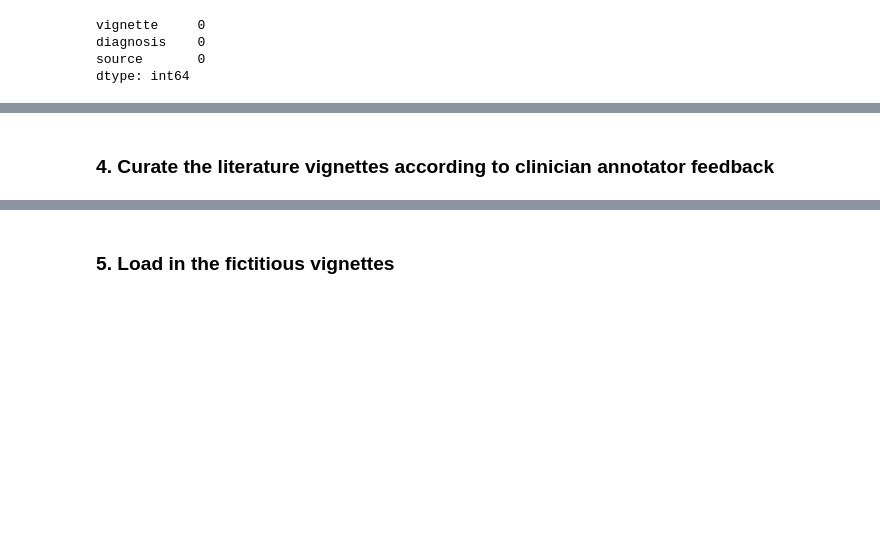
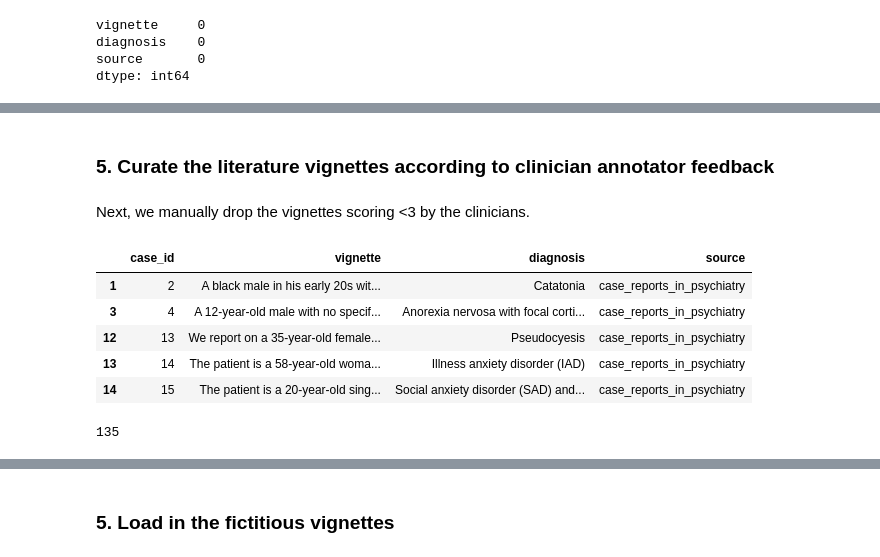
Before and after one commit to BIDS-Xu-Lab/psychiatry-frontier-llm-evaluation, a Jupyter notebook: code/0_build_dataset.ipynb, the cells around one changed output, grey strips where cells are left out. Drawn from its saved outputs; the diff is of its cells as text; code cells hidden in the pictures; blank space fills up the shorter version.

```diff
--- a/code/0_build_dataset.ipynb
+++ b/code/0_build_dataset.ipynb
@@ -107,2 +144,25 @@ dtype: int64
 # %% [markdown]
-### 4. Curate the literature vignettes according to clinician annotator feedback
+### 5. Curate the literature vignettes according to clinician annotator feedback
+# %% [markdown]
+Next, we manually drop the vignettes scoring <3 by the clinicians.
+# %%
+# Manually drop the vignettes scored <3 by the clinician annotators
+# Curation spreadsheet: https://docs.google.com/spreadsheets/d/1ZH5kUI5tm_NzUOf30SgtN5RqoumHJnUxJFBlmy8hpT4/edit?gid=1741607768#gid=1741607768
+dropped_ids = [1,5,6,7,10,11,41,42,45,47,49,54,56,57,58,59,61,65,69,71,74,75,76,79,84,88,98,112,140,143,3,8,12,16,31,38,46,51,52,53,55,63,67,164,183,9,29,68]
+
+# Drop the problematic vignettes from the dataframe
+medical_literature_curated = medical_literature[~medical_literature["case_id"].isin(dropped_ids)]
+
+medical_literature_curated.head()
+# %% [output]
+|  | case_id | vignette | diagnosis | source |
+| 1 | 2 | A black male in his early 20s wit... | Catatonia | case_reports_in_psychiatry |
+| 3 | 4 | A 12-year-old male with no specif... | Anorexia nervosa with focal corti... | case_reports_in_psychiatry |
+| 12 | 13 | We report on a 35-year-old female... | Pseudocyesis | case_reports_in_psychiatry |
+| 13 | 14 | The patient is a 58-year-old woma... | Illness anxiety disorder (IAD) | case_reports_in_psychiatry |
+| 14 | 15 | The patient is a 20-year-old sing... | Social anxiety disorder (SAD) and... | case_reports_in_psychiatry |
+# %%
+# Count remaining medical literature vignettes
+medical_literature_curated.shape[0]
+# %% [output]
+135
```
Also changed, not shown: parts of 15 cells of this notebook, 24 other files.
